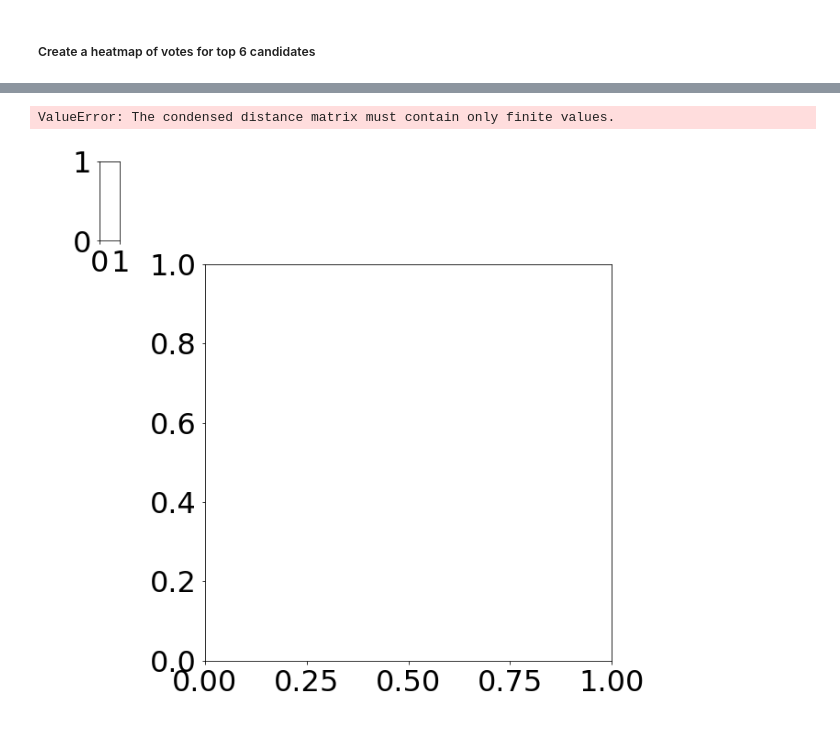
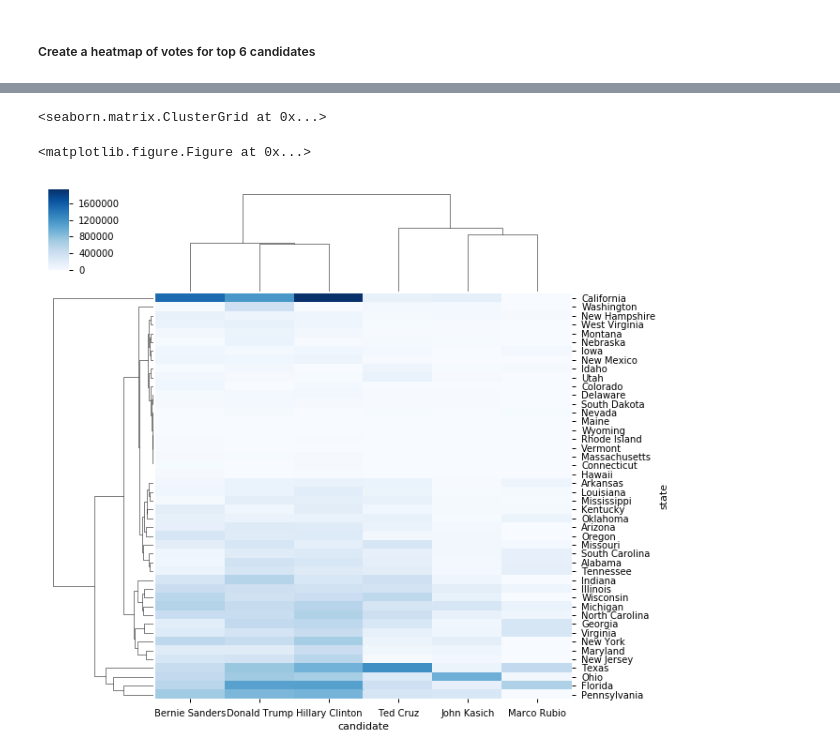
Before and after one commit to vlventure/2016_primary_election_data, a Jupyter notebook: Election_Data_2016.ipynb, the cells around one changed output, grey strips where cells are left out. Saved outputs shown, nothing was run; the diff lists cells and outputs as text; code cells hidden in the pictures.

```diff
--- a/Election_Data_2016.ipynb
+++ b/Election_Data_2016.ipynb
@@ -255,6 +270,8 @@ sns.heatmap(top_candidates, cmap='Blues', xticklabels=True, yticklabels=True)
-# %%
-from scipy import stats
-sns.clustermap(top_candidates)
-# %% [output]
-ValueError: The condensed distance matrix must contain only finite values.
-[figure, removed]
+# %%
+plt.figure(figsize=(10, 20))
+sns.set_context('notebook', font_scale=1)
+sns.clustermap(top_candidates, cmap='Blues',xticklabels=True, yticklabels=True)
+# %% [output]
+<seaborn.matrix.ClusterGrid at 0x...>
+<matplotlib.figure.Figure at 0x...>
+[figure, added]
```
Also changed, not shown: parts of 8 cells of this notebook.
